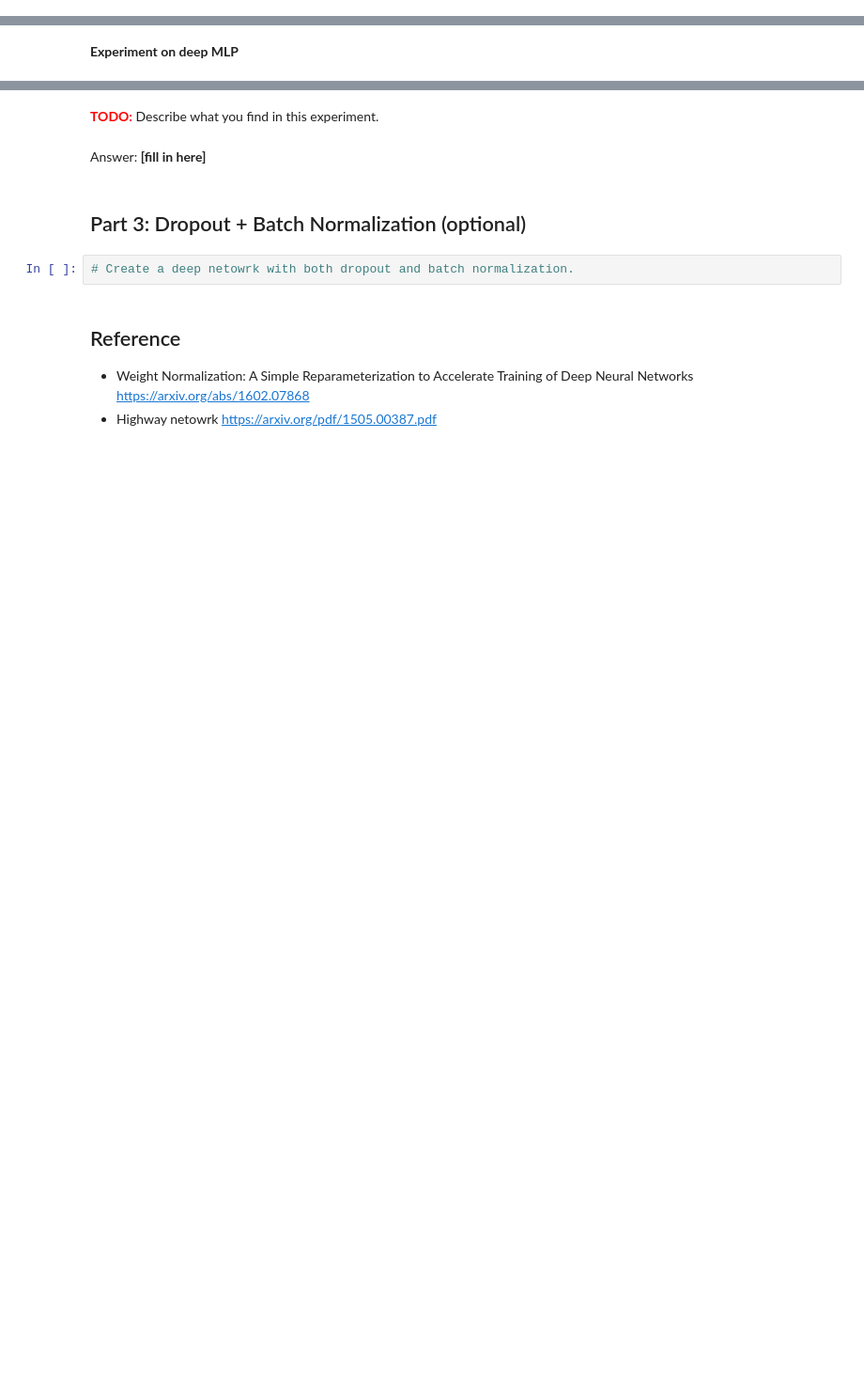
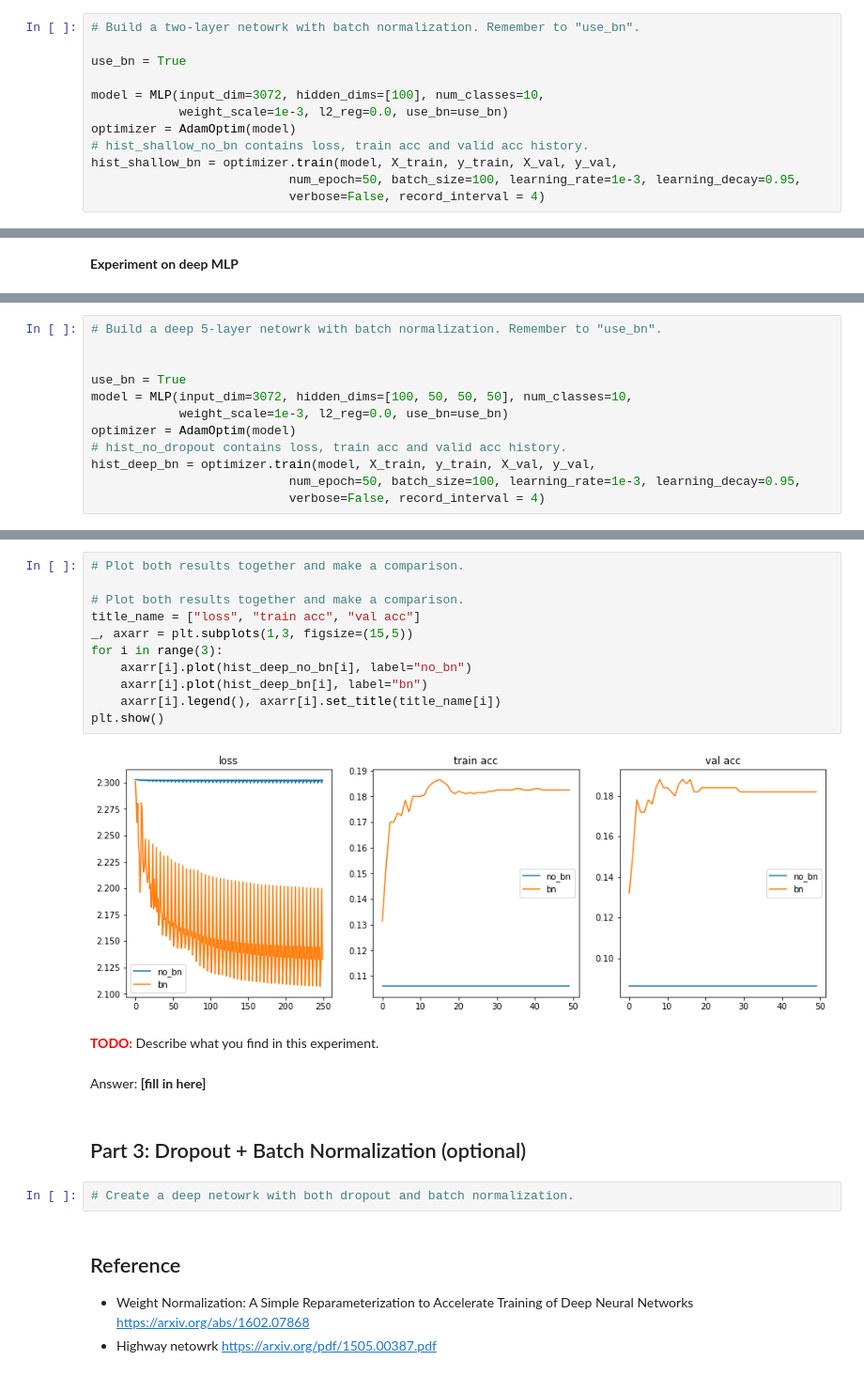
Before and after one commit to sar2160/ecbm4040_assignment2, a Jupyter notebook: task2-regularization.ipynb, the cells around one changed output, grey strips where cells are left out. Shown: that part at 94% size. Drawn from its saved outputs; the diff is of its cells as text; blank space fills up the shorter version.

```diff
--- a/task2-regularization.ipynb
+++ b/task2-regularization.ipynb
@@ -310,0 +347,12 @@ hist_shallow_no_bn = optimizer.train(model, X_train, y_train, X_val, y_val,
+# %%
+# Build a two-layer netowrk with batch normalization. Remember to "use_bn".
+
+use_bn = True
+
+model = MLP(input_dim=3072, hidden_dims=[100], num_classes=10,
+            weight_scale=1e-3, l2_reg=0.0, use_bn=use_bn)
+optimizer = AdamOptim(model)
+# hist_shallow_no_bn contains loss, train acc and valid acc history.
+hist_shallow_bn = optimizer.train(model, X_train, y_train, X_val, y_val,
+                           num_epoch=50, batch_size=100, learning_rate=1e-3, learning_decay=0.95,
+                           verbose=False, record_interval = 4)
@@ -335,0 +418,12 @@ hist_deep_no_bn = optimizer.train(model, X_train, y_train, X_val, y_val,
+# %%
+# Build a deep 5-layer netowrk with batch normalization. Remember to "use_bn".
+
+
+use_bn = True
+model = MLP(input_dim=3072, hidden_dims=[100, 50, 50, 50], num_classes=10,
+            weight_scale=1e-3, l2_reg=0.0, use_bn=use_bn)
+optimizer = AdamOptim(model)
+# hist_no_dropout contains loss, train acc and valid acc history.
+hist_deep_bn = optimizer.train(model, X_train, y_train, X_val, y_val,
+                           num_epoch=50, batch_size=100, learning_rate=1e-3, learning_decay=0.95,
+                           verbose=False, record_interval = 4)
@@ -336,3 +448,16 @@ hist_deep_no_bn = optimizer.train(model, X_train, y_train, X_val, y_val,
+# %%
+# Plot both results together and make a comparison.
+
+# Plot both results together and make a comparison.
+title_name = ["loss", "train acc", "val acc"]
+_, axarr = plt.subplots(1,3, figsize=(15,5))
+for i in range(3):
+    axarr[i].plot(hist_deep_no_bn[i], label="no_bn")
+    axarr[i].plot(hist_deep_bn[i], label="bn")
+    axarr[i].legend(), axarr[i].set_title(title_name[i])
+plt.show()
+# %% [output]
+[figure, added]
 # %% [markdown]
 <span style="color:red"><strong>TODO:</strong></span> Describe what you find in this experiment.
 # %% [markdown]
```
Also changed, not shown: parts of 11 cells of this notebook, 5 other files.
